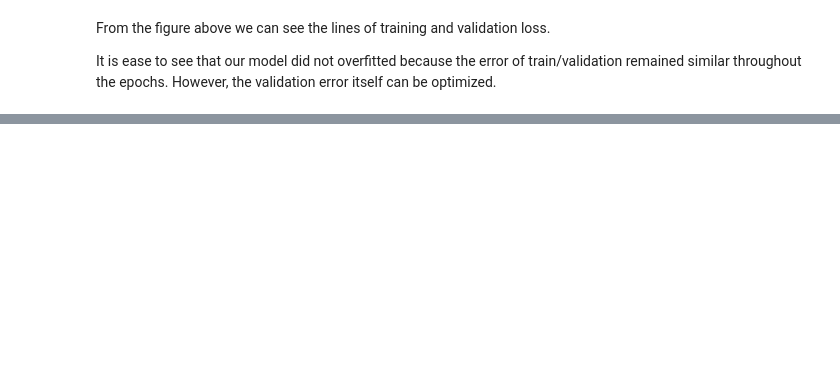
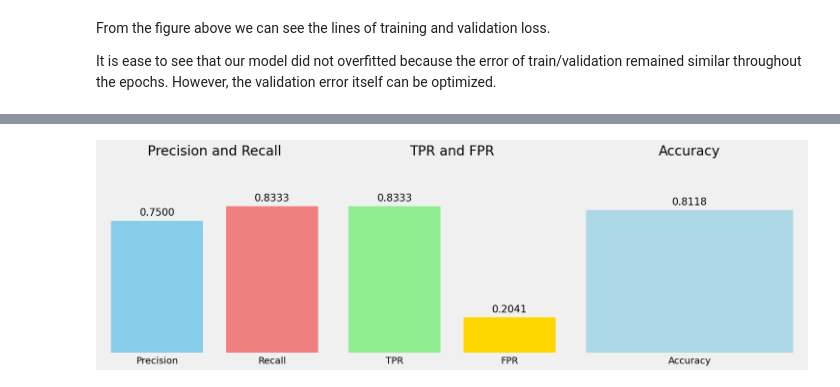
Before and after one commit to TomazFilgueira/UFRN-ML-2025-1, a Jupyter notebook: heart_disease_classification.ipynb, the cells around one changed output, grey strips where cells are left out. Drawn from its saved outputs; the diff is of its cells as text; code cells hidden in the pictures; blank space fills up the shorter version.

```diff
--- a/heart_disease_classification.ipynb
+++ b/heart_disease_classification.ipynb
@@ -400,0 +563,13 @@ OrderedDict([('linear.weight', tensor([[ 0.3303, -0.2085,  0.0616,  0.2493,  0.1
+# %%
+#Precision-Recall
+precision,recall = precision_recall(cm_thresh50)
+#Accuracy
+acc = accuracy_score(y_val, (probabilities_val >= 0.5))
+#True and False Positive Rates
+tpr,fpr = tpr_fpr(cm_thresh50)
+
+print(f"Precision Metrics: {precision}\n")
+print(f"Recall Metrics: {recall}\n")
+print(f"Accuracy score {acc}\n")
+print(f"True Positive Rate:{tpr}\n")
+print(f"False Positive Rate:{fpr}\n")
@@ -400,0 +586,42 @@ OrderedDict([('linear.weight', tensor([[ 0.3303, -0.2085,  0.0616,  0.2493,  0.1
+# %%
+import matplotlib.pyplot as plt
+
+def plot_metrics(precision, recall, acc, tpr, fpr):
+    # Create a figure and a 1x3 grid of subplots
+    fig, axes = plt.subplots(1, 3, figsize=(15, 5))
+
+    # Subplot 1: Precision and Recall
+    axes[0].bar(['Precision', 'Recall'], [precision, recall], color=['skyblue', 'lightcoral'])
+    axes[0].set_title("Precision and Recall")
+    axes[0].set_ylim(0, 1.1)
+    axes[0].grid(visible=None)
+    axes[0].set_yticks([])  # Hide y-axis values for subplot 1
+
+    for i, v in enumerate([precision, recall]):
+        axes[0].text(i, v + 0.02, f"{v:.4f}", ha='center', va='bottom', fontsize=15)
+
+    # Subplot 2: TPR and FPR
+    axes[1].bar(['TPR', 'FPR'], [tpr, fpr], color=['lightgreen', 'gold'])
+    axes[1].set_title("TPR and FPR")
+    axes[1].set_ylim(0, 1.1)
+    axes[1].grid(visible=None)
+    axes[1].set_yticks([])  # Hide y-axis values for subplot 2
+
+    for i, v in enumerate([tpr, fpr]):
+        axes[1].text(i, v + 0.02, f"{v:.4f}", ha='center', va='bottom', fontsize=15)
+
+    # Subplot 3: Accuracy
+    axes[2].bar('Accuracy', acc, color=['lightblue'])
+    axes[2].set_title("Accuracy")
+    axes[2].set_ylim(0, 1.1)
+    axes[2].text(0, acc + 0.02, f"{acc:.4f}", ha='center', va='bottom', fontsize=15)
+    axes[2].grid(visible=None)
+    axes[2].set_yticks([])  # Hide y-axis values for subplot 3
+
+    fig.tight_layout()  # Adjust subplot parameters for a tight layout
+    plt.show()
+
+# Example usage
+plot_metrics(precision, recall, acc, tpr, fpr)
+# %% [output]
+[figure, added]
```
Also changed, not shown: parts of 25 cells of this notebook.
